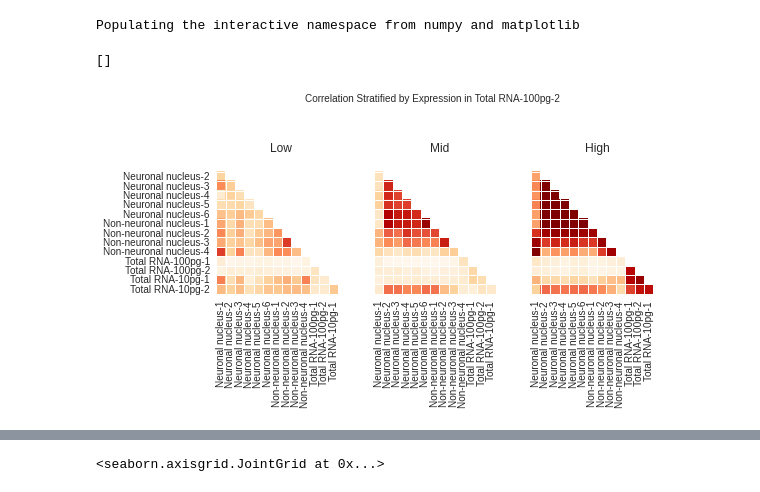
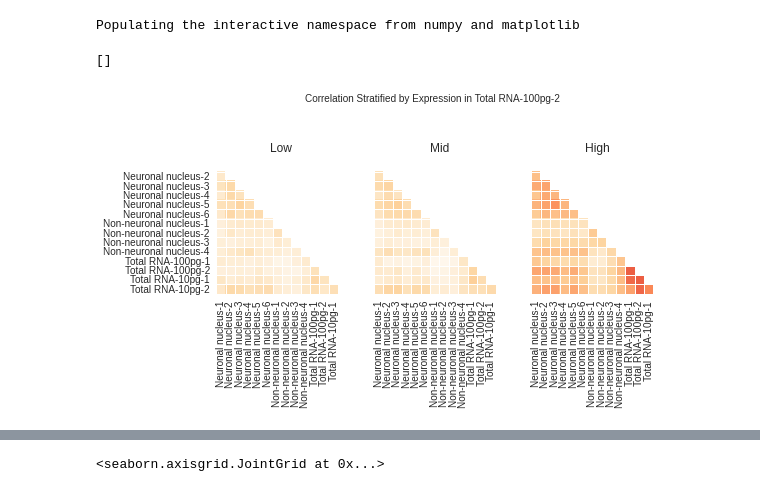
Before and after one commit to Schork-Lab/single-cell, a Jupyter notebook: ipython/nature_protocol/correlation.ipynb, the cells around one changed output, grey strips where cells are left out. Saved outputs shown, nothing was run; the diff lists cells and outputs as text; code cells hidden in the pictures.

Commit message:
Updated correlation code to use spearman

```diff
--- a/ipython/nature_protocol/correlation.ipynb
+++ b/ipython/nature_protocol/correlation.ipynb
@@ -42,17 +42,17 @@ import matplotlib as mpl
 # %%
 fig = plt.figure(figsize=(8,4))
 low_ax = fig.add_subplot(131)
 mid_ax = fig.add_subplot(132)
 high_ax = fig.add_subplot(133)
 fig.suptitle('Correlation Stratified by Expression in %s' % control_name)
-low_ax = sns.corrplot(tpm_df.ix[low.index].sort(axis=1), ax=low_ax, annot=False, diag_names=False, cmap_range=(0, 1), cbar=False)
+low_ax = sns.corrplot(tpm_df.ix[low.index].sort(axis=1), method='spearman', ax=low_ax, annot=False, diag_names=False, cmap_range=(0, 1), cbar=False)
 low_ax.set_title('Low')
-mid_ax = sns.corrplot(tpm_df.ix[mid.index].sort(axis=1), ax=mid_ax, annot=False, diag_names=False, cmap_range=(0, 1), cbar=False)
+mid_ax = sns.corrplot(tpm_df.ix[mid.index].sort(axis=1), method='spearman', ax=mid_ax, annot=False, diag_names=False, cmap_range=(0, 1), cbar=False)
 mid_ax.set_title('Mid')
-high_ax = sns.corrplot(tpm_df.ix[high.index].sort(axis=1), ax=high_ax, annot=False, diag_names=False, cmap_range=(0, 1), cbar=False)
+high_ax = sns.corrplot(tpm_df.ix[high.index].sort(axis=1), method='spearman', ax=high_ax, annot=False, diag_names=False, cmap_range=(0, 1), cbar=False)
 high_ax.set_title('High')
 mid_ax.set_yticklabels([])
 high_ax.set_yticklabels([])
 # %% [output]
 []
-[figure, old version]
+[figure, new version]
```
Also changed, not shown: parts of 6 cells of this notebook, 2 other files.
